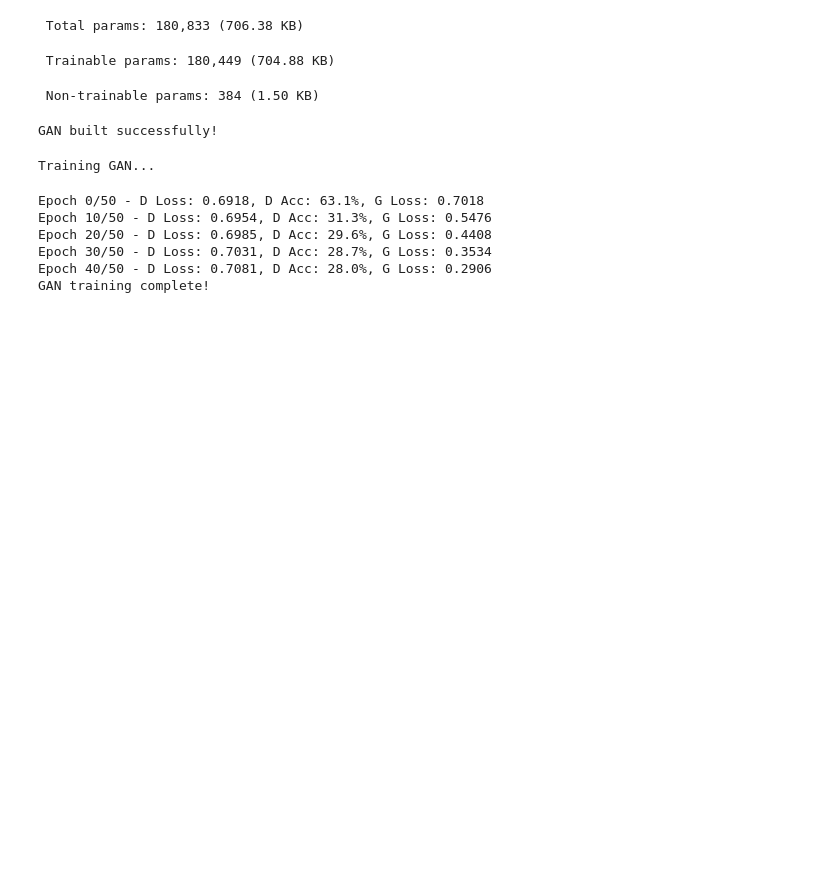
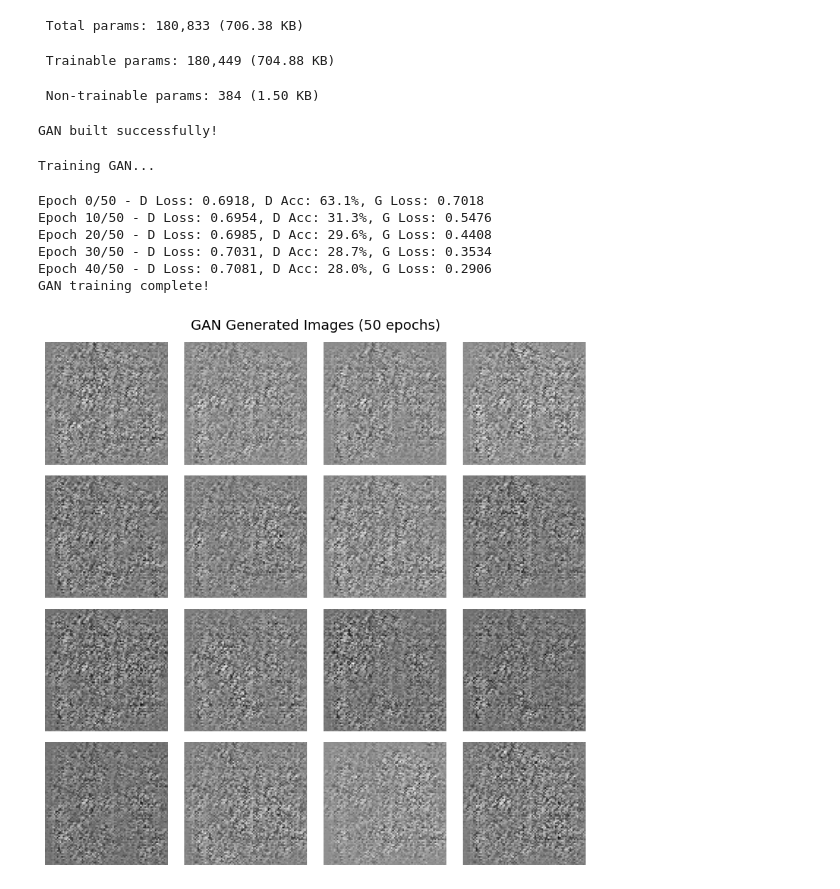
Before and after one commit to Musyoka7/Machine-Learning-Course-work-, a Jupyter notebook: notebooks/Code.ipynb, the cells around one changed output. Drawn from its saved outputs; the diff is of its cells as text; code cells hidden in the pictures; blank space fills up the shorter version.

Commit message:
Gans generated image

```diff
--- a/notebooks/Code.ipynb
+++ b/notebooks/Code.ipynb
@@ -1536,3 +1536,21 @@ Epoch 20/50 - D Loss: 0.6985, D Acc: 29.6%, G Loss: 0.4408
 Epoch 30/50 - D Loss: 0.7031, D Acc: 28.7%, G Loss: 0.3534
 Epoch 40/50 - D Loss: 0.7081, D Acc: 28.0%, G Loss: 0.2906
 GAN training complete!
+# %%
+# Visualise generated images
+import matplotlib.pyplot as plt
+# Generate 16 fake images
+noise = np.random.normal(0, 1, (16, latent_dim))
+generated_images = generator.predict(noise, verbose=0)
+# Rescale from [-1, 1] to [0, 1] for display
+generated_images = (generated_images + 1) / 2
+# Plot
+fig, axes = plt.subplots(4, 4, figsize=(8, 8))
+fig.suptitle('GAN Generated Images (50 epochs)', fontsize=14)
+for i, ax in enumerate(axes.flatten()):
+    ax.imshow(generated_images[i, :, :, 0], cmap='gray')
+    ax.axis('off')
+plt.tight_layout()
+plt.show()
+# %% [output]
+[figure, added]
```
